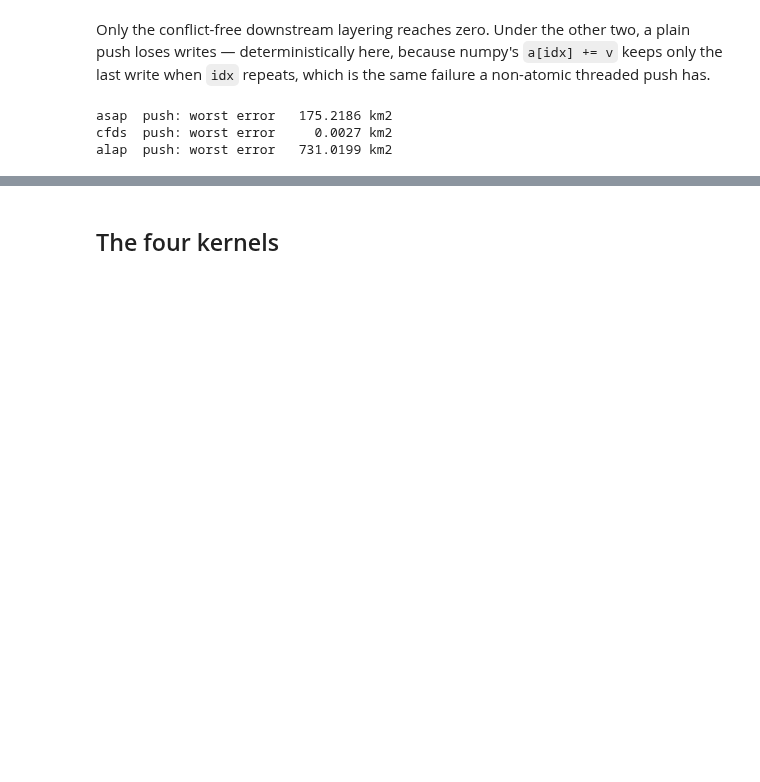
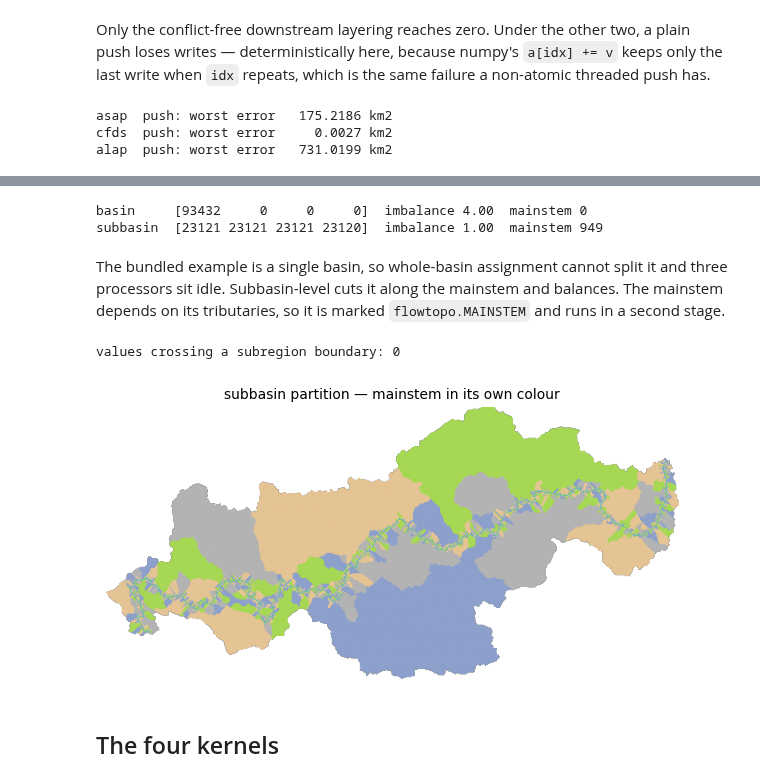
Before and after one commit to hellolulujiang/flowtopo, a Jupyter notebook: examples/quickstart.ipynb, the cells around one changed output, grey strips where cells are left out. Drawn from its saved outputs; the diff is of its cells as text; code cells hidden in the pictures; blank space fills up the shorter version.

```diff
--- a/examples/quickstart.ipynb
+++ b/examples/quickstart.ipynb
@@ -84,3 +93,37 @@ alap  push: worst error   731.0199 km2
+# %%
+for level in ("basin", "subbasin"):
+    part, load = topo.partition(n_parts=4, level=level)
+    stem = np.count_nonzero(part == flowtopo.MAINSTEM)
+    print(f"{level:9s} {load.astype(int)}  imbalance {load.max()/load.mean():.2f}"
+          f"  mainstem {stem}")
+# %% [output]
+basin     [93432     0     0     0]  imbalance 4.00  mainstem 0
+subbasin  [23121 23121 23121 23120]  imbalance 1.00  mainstem 949
+# %% [markdown]
+The bundled example is a single basin, so whole-basin assignment cannot
+split it and three processors sit idle. Subbasin-level cuts it along the
+mainstem and balances. The mainstem depends on its tributaries, so it is
+marked `flowtopo.MAINSTEM` and runs in a second stage.
+# %%
+part, _ = topo.partition(n_parts=4, level="subbasin")
+shown = np.where(part >= 0, part, np.nan)
+shown = np.where(part == flowtopo.MAINSTEM, -1, shown)
+
+fig, ax = plt.subplots(figsize=(6, 3), constrained_layout=True)
+im = ax.imshow(topo.to_2d(shown), cmap="Set2")
+ax.set_title("subbasin partition — mainstem in its own colour", fontsize=10)
+ax.axis("off")
+
+cells = np.nonzero(part >= 0)[0]
+ds = topo.idxs_ds[cells]
+moving = (ds >= 0) & (ds != cells)
+crossing = np.count_nonzero(
+    (part[ds[moving]] != part[cells[moving]])
+    & (part[ds[moving]] != flowtopo.MAINSTEM))
+print(f"values crossing a subregion boundary: {crossing}")
+# %% [output]
+values crossing a subregion boundary: 0
+[figure, added]
 # %% [markdown]
 ## The four kernels
 # %%
```
Also changed, not shown: parts of 2 cells of this notebook, 6 other files.
